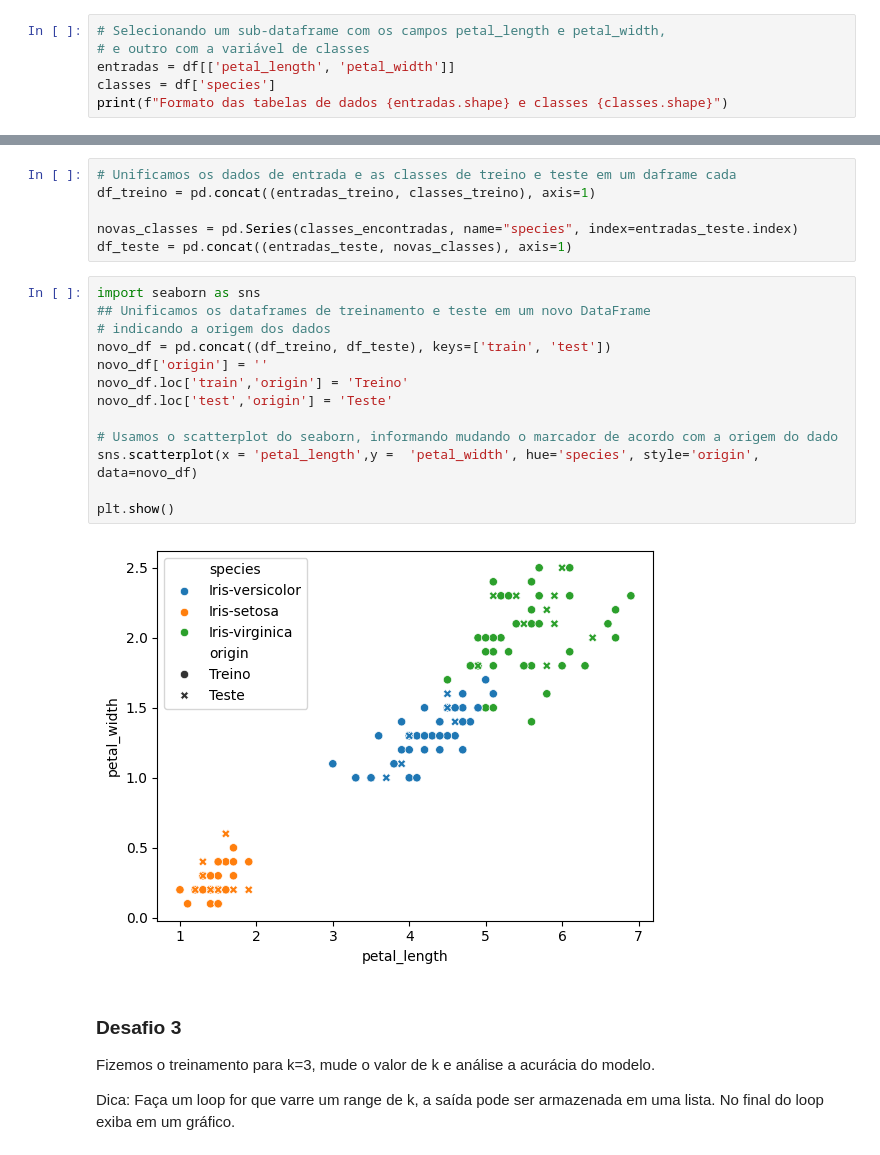
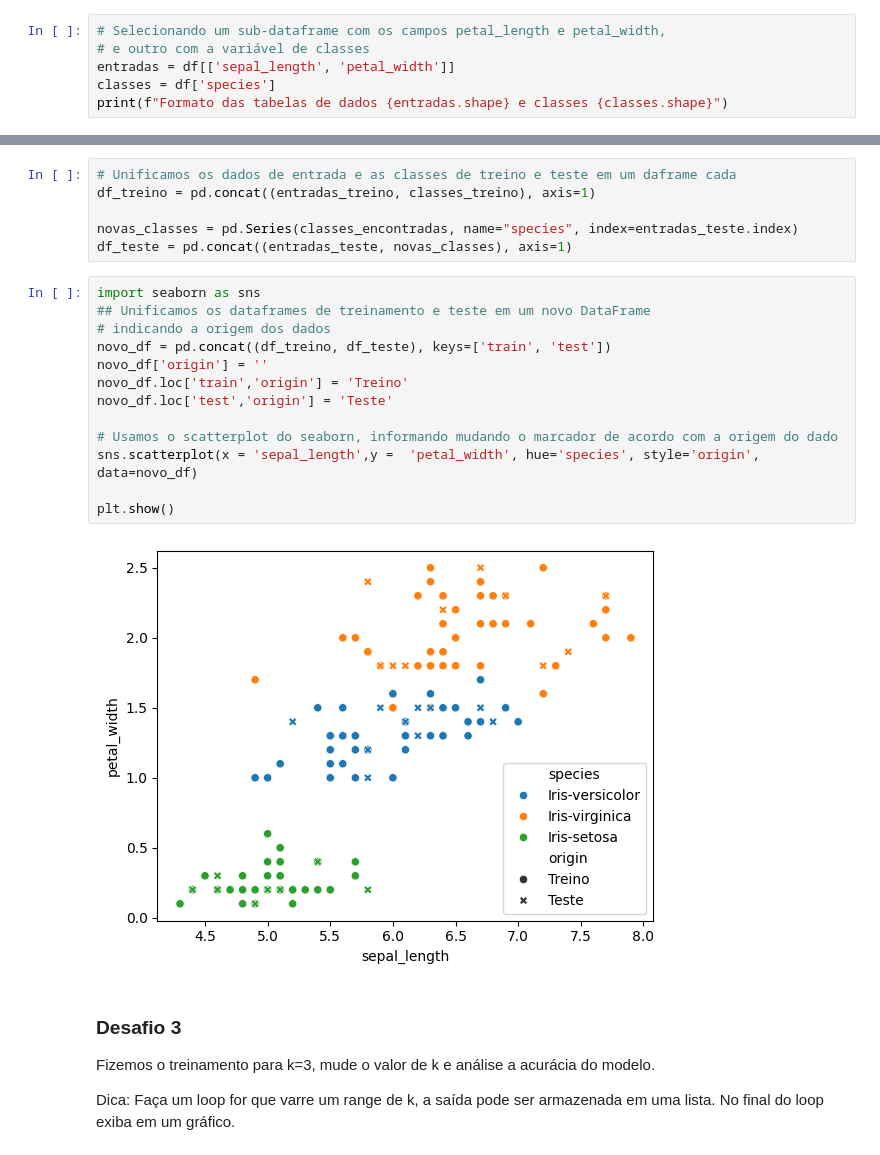
Before and after one commit to EduardoFoncescaFinardi/DA_IA_IOT, a Jupyter notebook: material/aulas/IA/lab02/classificador-knn.ipynb, the cells around one changed output, grey strips where cells are left out. Cells and saved outputs as stored; diff of their text form.

```diff
--- a/material/aulas/IA/lab02/classificador-knn.ipynb
+++ b/material/aulas/IA/lab02/classificador-knn.ipynb
@@ -207,7 +207,7 @@ Com essa etapa concluída, vamos criar um sub-dataset com os atributos que serã
 # %%
 # Selecionando um sub-dataframe com os campos petal_length e petal_width,
 # e outro com a variável de classes
-entradas = df[['petal_length', 'petal_width']]
+entradas = df[['sepal_length', 'petal_width']]
 classes = df['species']
 print(f"Formato das tabelas de dados {entradas.shape} e classes {classes.shape}")
 # %% [output]
@@ -322,18 +322,18 @@ df_teste = pd.concat((entradas_teste, novas_classes), axis=1)
 # %%
 import seaborn as sns
 ## Unificamos os dataframes de treinamento e teste em um novo DataFrame
 # indicando a origem dos dados
 novo_df = pd.concat((df_treino, df_teste), keys=['train', 'test'])
 novo_df['origin'] = ''
 novo_df.loc['train','origin'] = 'Treino'
 novo_df.loc['test','origin'] = 'Teste'
 
 # Usamos o scatterplot do seaborn, informando mudando o marcador de acordo com a origem do dado
-sns.scatterplot(x = 'petal_length',y =  'petal_width', hue='species', style='origin', data=novo_df)
+sns.scatterplot(x = 'sepal_length',y =  'petal_width', hue='species', style='origin', data=novo_df)
 
 plt.show()
 # %% [output]
-[figure, old version]
+[figure, new version]
 # %% [markdown]
 ### Desafio 3
 
```
Also changed, not shown: parts of 15 cells of this notebook.
